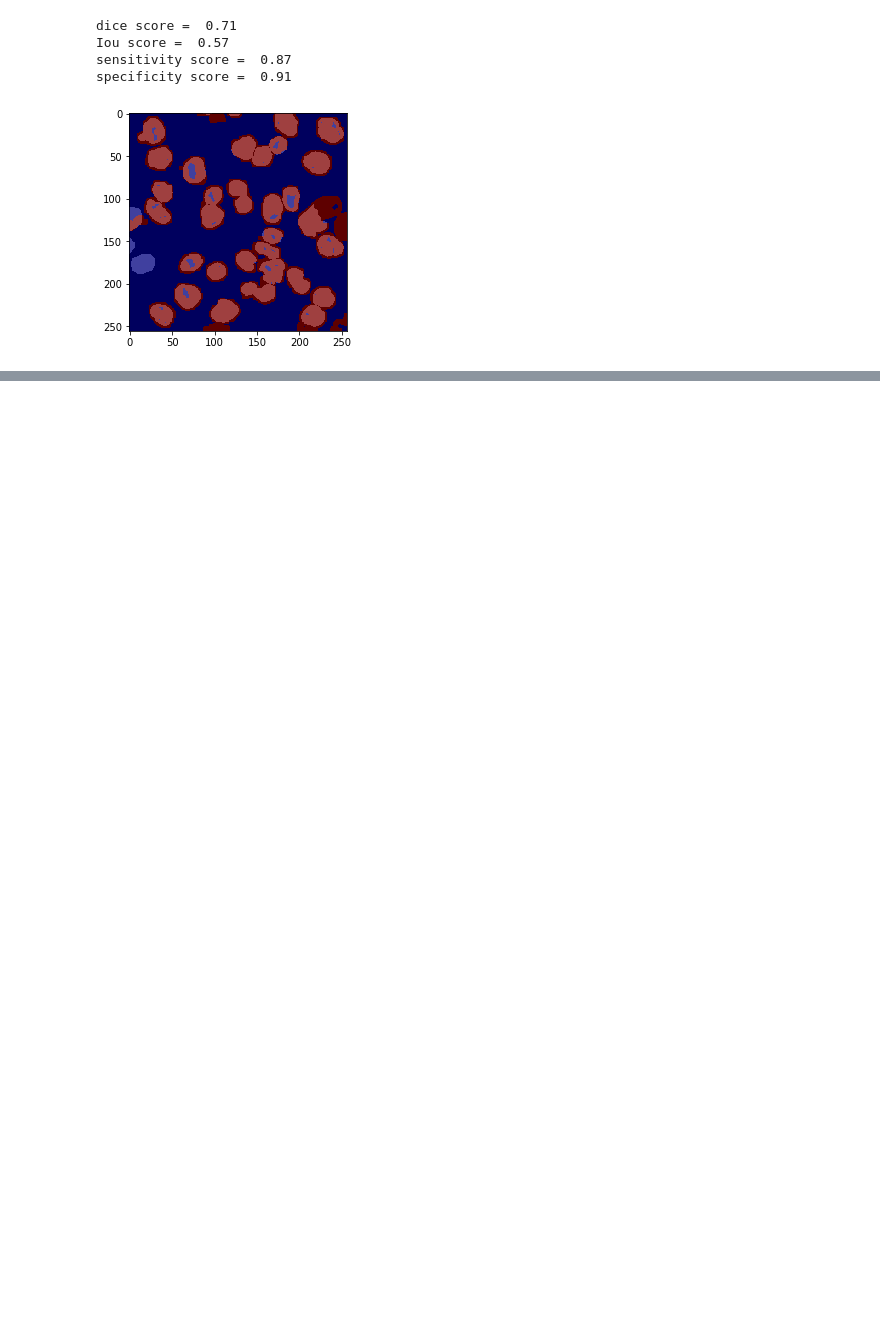
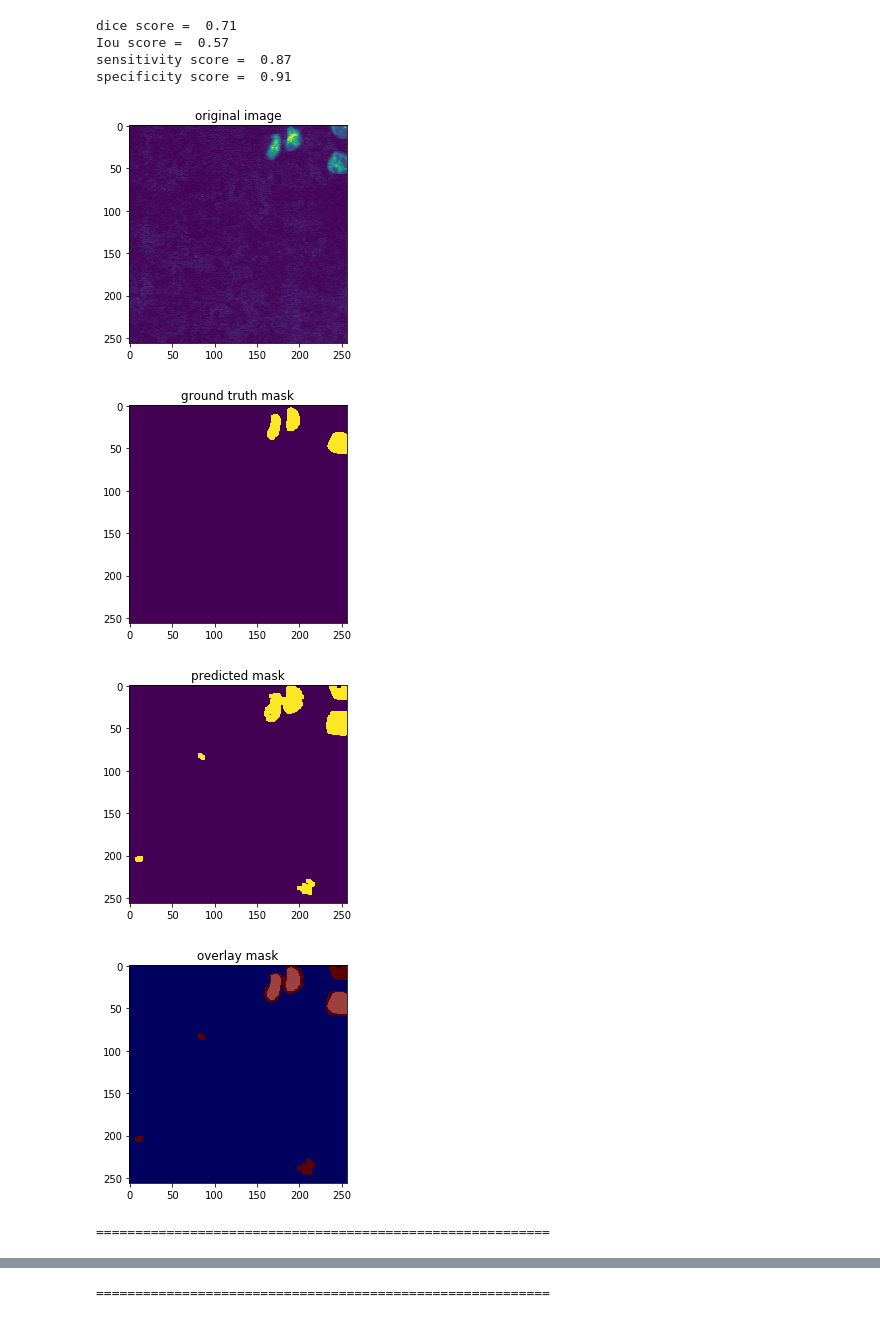
Before and after one commit to jskatyu13/Nuclei-Segmentation-DM-Proj, a Jupyter notebook: model/Canny_edge_detection.ipynb, the cells around one changed output, grey strips where cells are left out. Saved outputs shown, nothing was run; the diff lists cells and outputs as text; code cells hidden in the pictures; blank space fills up the shorter version.

Commit message:
Added print function in Canny edge detection

```diff
--- a/model/Canny_edge_detection.ipynb
+++ b/model/Canny_edge_detection.ipynb
@@ -133,9 +133,28 @@ dice score =  0.71
 Iou score =  0.57
 sensitivity score =  0.87
 specificity score =  0.91
-# %%
-plt.imshow(y_label[-1],cmap='gray')
-plt.imshow(pred_mask[-1],cmap='jet',alpha=0.75)
-plt.show()
-# %% [output]
-[figure, removed]
+# %%
+def print_results(n):
+    for i in range(n):
+        plt.imshow(X_data[i])
+        plt.title('original image')
+        plt.show()
+        plt.imshow(y_label[i])
+        plt.title('ground truth mask')
+        plt.show()
+        plt.imshow(pred_mask[i])
+        plt.title('predicted mask')
+        plt.show()
+        plt.imshow(y_label[i],cmap='gray')
+        plt.imshow(pred_mask[i],cmap='jet',alpha=0.75)
+        plt.title('overlay mask')
+        plt.show()
+        print('==========================================================')
+# %%
+print_results(3)
+# %% [output]
+[figure, added]
+[figure, added]
+[figure, added]
+[figure, added]
+==========================================================
@@ -141,0 +165 @@ plt.show()
+==========================================================
```
Also changed, not shown: parts of 1 cell of this notebook.
